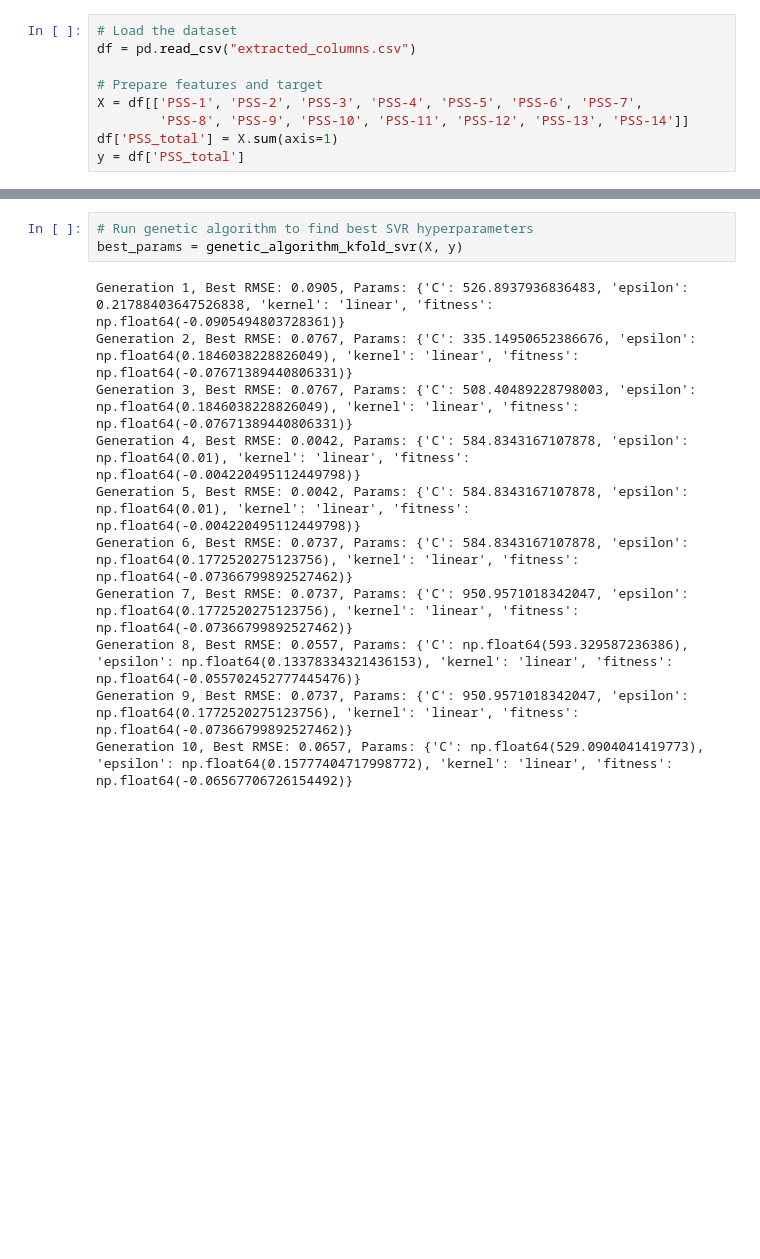
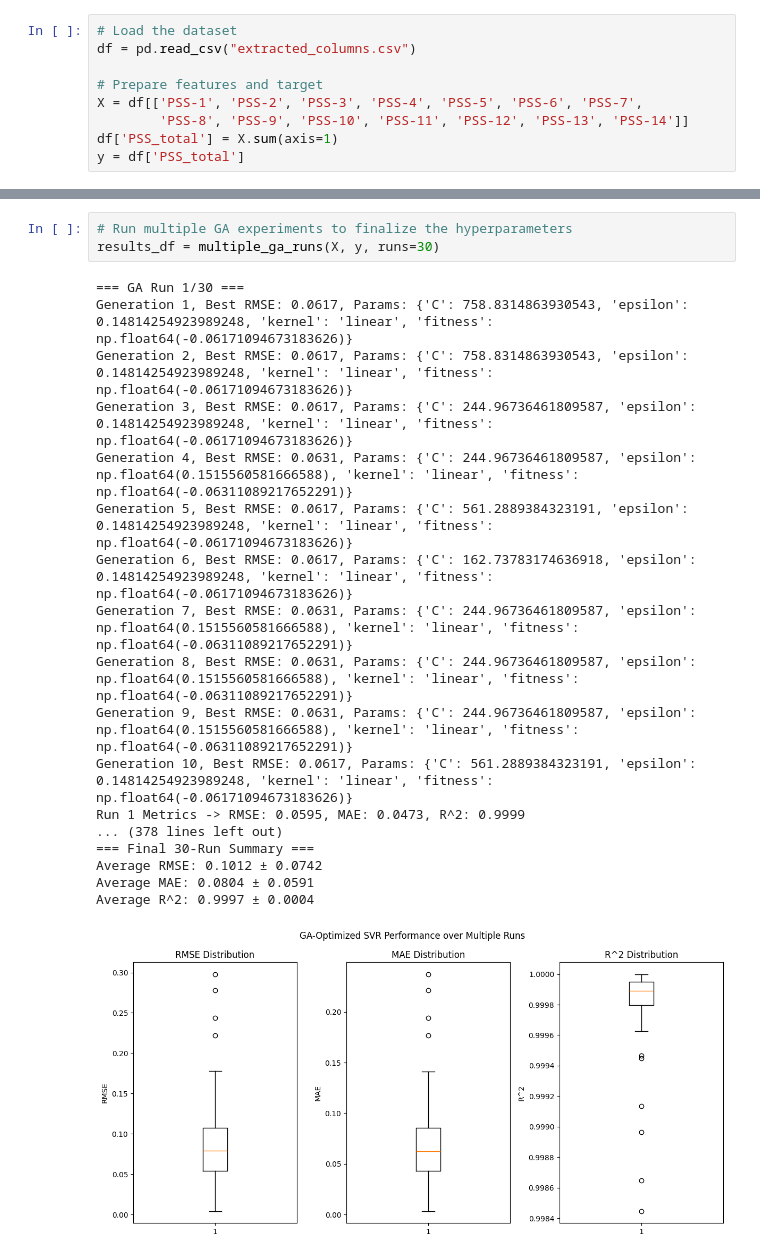
Before and after one commit to Alglenrey/STRESS-PREDICTION, a Jupyter notebook: GA hyperparam tuning /SVR_GAHTkfold.ipynb, the cells around one changed output, grey strips where cells are left out. Saved outputs shown, nothing was run; the diff lists cells and outputs as text; blank space fills up the shorter version.

```diff
--- a/GA hyperparam tuning /SVR_GAHTkfold.ipynb
+++ b/GA hyperparam tuning /SVR_GAHTkfold.ipynb
@@ -108,14 +126,22 @@ def genetic_algorithm_kfold_svr(X, y, generations=10, population_size=20, k=5):
-# %%
-# Run genetic algorithm to find best SVR hyperparameters
-best_params = genetic_algorithm_kfold_svr(X, y)
-# %% [output]
-Generation 1, Best RMSE: 0.0905, Params: {'C': 526.8937936836483, 'epsilon': 0.21788403647526838, 'kernel': 'linear', 'fitness': np.float64(-0.0905494803728361)}
-Generation 2, Best RMSE: 0.0767, Params: {'C': 335.14950652386676, 'epsilon': np.float64(0.1846038228826049), 'kernel': 'linear', 'fitness': np.float64(-0.07671389440806331)}
-Generation 3, Best RMSE: 0.0767, Params: {'C': 508.40489228798003, 'epsilon': np.float64(0.1846038228826049), 'kernel': 'linear', 'fitness': np.float64(-0.07671389440806331)}
-Generation 4, Best RMSE: 0.0042, Params: {'C': 584.8343167107878, 'epsilon': np.float64(0.01), 'kernel': 'linear', 'fitness': np.float64(-0.004220495112449798)}
-Generation 5, Best RMSE: 0.0042, Params: {'C': 584.8343167107878, 'epsilon': np.float64(0.01), 'kernel': 'linear', 'fitness': np.float64(-0.004220495112449798)}
-Generation 6, Best RMSE: 0.0737, Params: {'C': 584.8343167107878, 'epsilon': np.float64(0.1772520275123756), 'kernel': 'linear', 'fitness': np.float64(-0.07366799892527462)}
-Generation 7, Best RMSE: 0.0737, Params: {'C': 950.9571018342047, 'epsilon': np.float64(0.1772520275123756), 'kernel': 'linear', 'fitness': np.float64(-0.07366799892527462)}
-Generation 8, Best RMSE: 0.0557, Params: {'C': np.float64(593.329587236386), 'epsilon': np.float64(0.13378334321436153), 'kernel': 'linear', 'fitness': np.float64(-0.055702452777445476)}
-Generation 9, Best RMSE: 0.0737, Params: {'C': 950.9571018342047, 'epsilon': np.float64(0.1772520275123756), 'kernel': 'linear', 'fitness': np.float64(-0.07366799892527462)}
-Generation 10, Best RMSE: 0.0657, Params: {'C': np.float64(529.0904041419773), 'epsilon': np.float64(0.15777404717998772), 'kernel': 'linear', 'fitness': np.float64(-0.06567706726154492)}
+# %%
+# Run multiple GA experiments to finalize the hyperparameters
+results_df = multiple_ga_runs(X, y, runs=30)
+# %% [output]
+=== GA Run 1/30 ===
+Generation 1, Best RMSE: 0.0617, Params: {'C': 758.8314863930543, 'epsilon': 0.14814254923989248, 'kernel': 'linear', 'fitness': np.float64(-0.06171094673183626)}
+Generation 2, Best RMSE: 0.0617, Params: {'C': 758.8314863930543, 'epsilon': 0.14814254923989248, 'kernel': 'linear', 'fitness': np.float64(-0.06171094673183626)}
+Generation 3, Best RMSE: 0.0617, Params: {'C': 244.96736461809587, 'epsilon': 0.14814254923989248, 'kernel': 'linear', 'fitness': np.float64(-0.06171094673183626)}
+Generation 4, Best RMSE: 0.0631, Params: {'C': 244.96736461809587, 'epsilon': np.float64(0.1515560581666588), 'kernel': 'linear', 'fitness': np.float64(-0.06311089217652291)}
+Generation 5, Best RMSE: 0.0617, Params: {'C': 561.2889384323191, 'epsilon': 0.14814254923989248, 'kernel': 'linear', 'fitness': np.float64(-0.06171094673183626)}
+Generation 6, Best RMSE: 0.0617, Params: {'C': 162.73783174636918, 'epsilon': 0.14814254923989248, 'kernel': 'linear', 'fitness': np.float64(-0.06171094673183626)}
+Generation 7, Best RMSE: 0.0631, Params: {'C': 244.96736461809587, 'epsilon': np.float64(0.1515560581666588), 'kernel': 'linear', 'fitness': np.float64(-0.06311089217652291)}
+Generation 8, Best RMSE: 0.0631, Params: {'C': 244.96736461809587, 'epsilon': np.float64(0.1515560581666588), 'kernel': 'linear', 'fitness': np.float64(-0.06311089217652291)}
+Generation 9, Best RMSE: 0.0631, Params: {'C': 244.96736461809587, 'epsilon': np.float64(0.1515560581666588), 'kernel': 'linear', 'fitness': np.float64(-0.06311089217652291)}
+Generation 10, Best RMSE: 0.0617, Params: {'C': 561.2889384323191, 'epsilon': 0.14814254923989248, 'kernel': 'linear', 'fitness': np.float64(-0.06171094673183626)}
+Run 1 Metrics -> RMSE: 0.0595, MAE: 0.0473, R^2: 0.9999
+... (378 lines left out)
+=== Final 30-Run Summary ===
+Average RMSE: 0.1012 ± 0.0742
+Average MAE: 0.0804 ± 0.0591
+Average R^2: 0.9997 ± 0.0004
+[figure, added]
```
Also changed, not shown: parts of 8 cells of this notebook, 2 other files.
